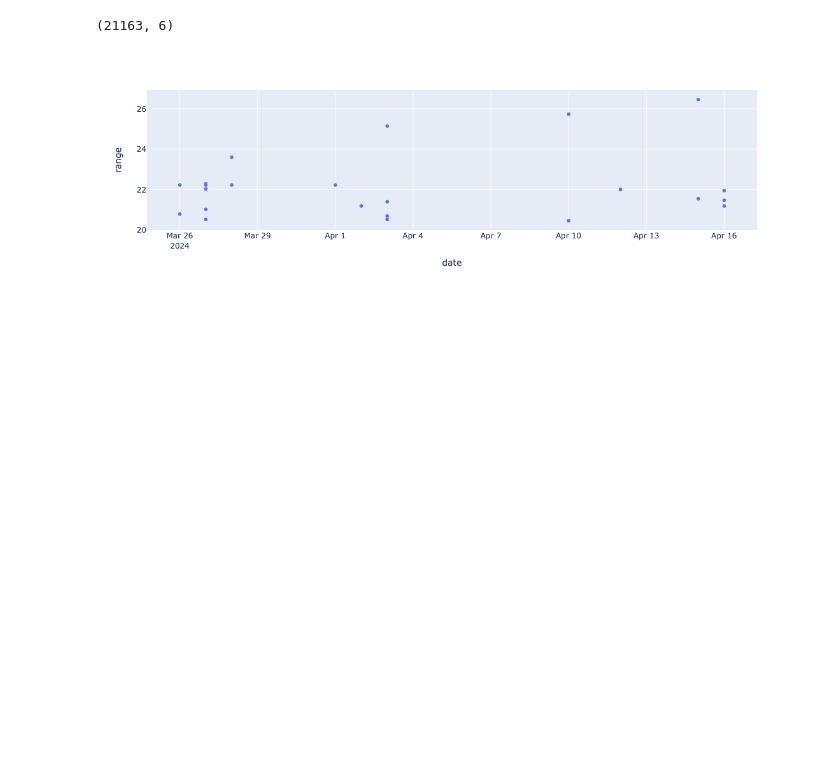
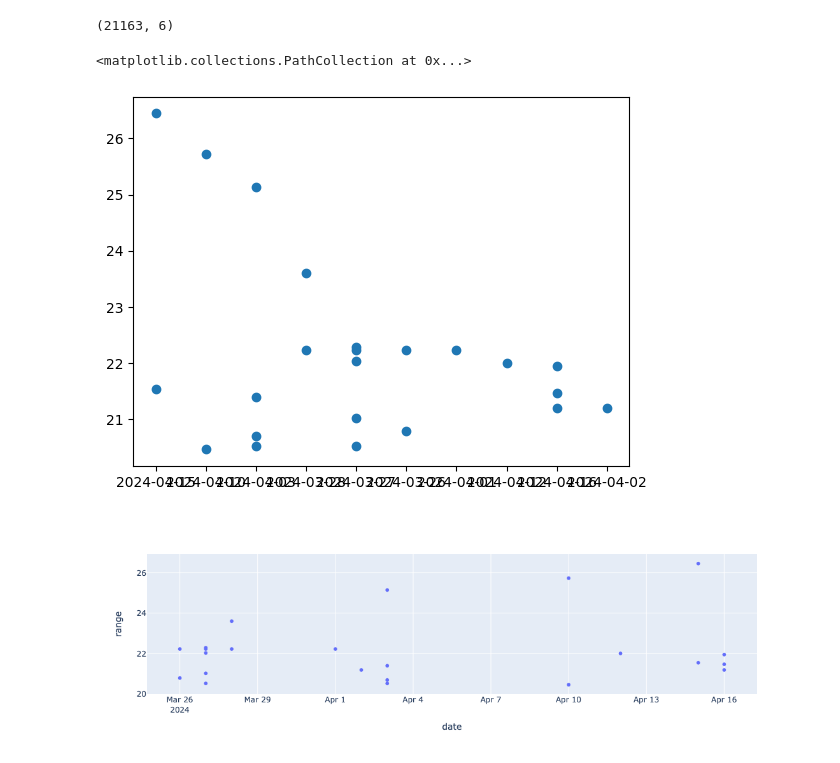
Before and after one commit to pankajti/wqu, a Jupyter notebook: capstone/analysis/prices_data_analysis.ipynb, the cells around one changed output. Cells and saved outputs as stored; diff of their text form; code cells hidden in the pictures; blank space fills up the shorter version.

```diff
--- a/capstone/analysis/prices_data_analysis.ipynb
+++ b/capstone/analysis/prices_data_analysis.ipynb
@@ -99,3 +81,8 @@ import plotly.express as px
+# %%
+plt.scatter(max_gainers.date, max_gainers.range)
+# %% [output]
+<matplotlib.collections.PathCollection at 0x...>
+[figure, added]
 # %%
 px.scatter(max_gainers.sort_values('date'), y='range', x= 'date')
 # %% [output]
```
Also changed, not shown: parts of 3 cells of this notebook.
